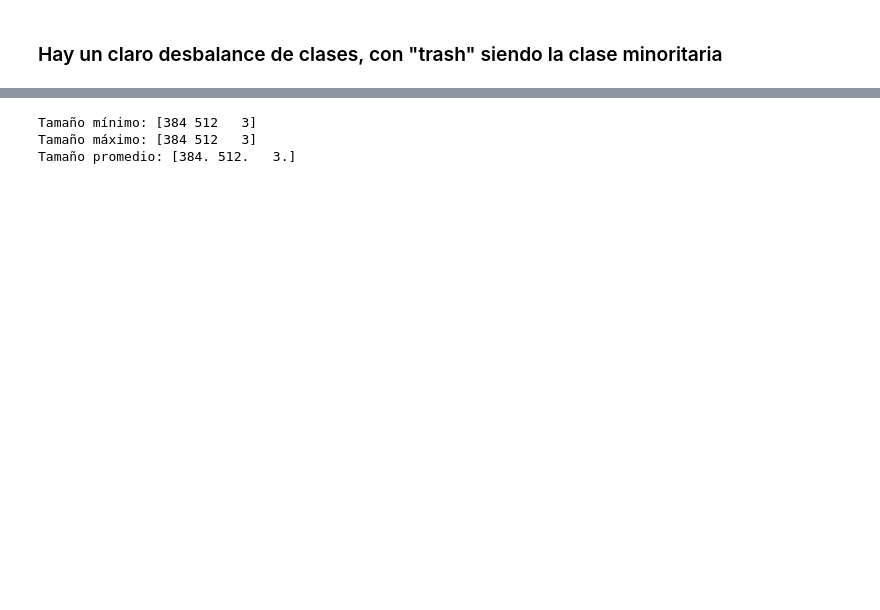
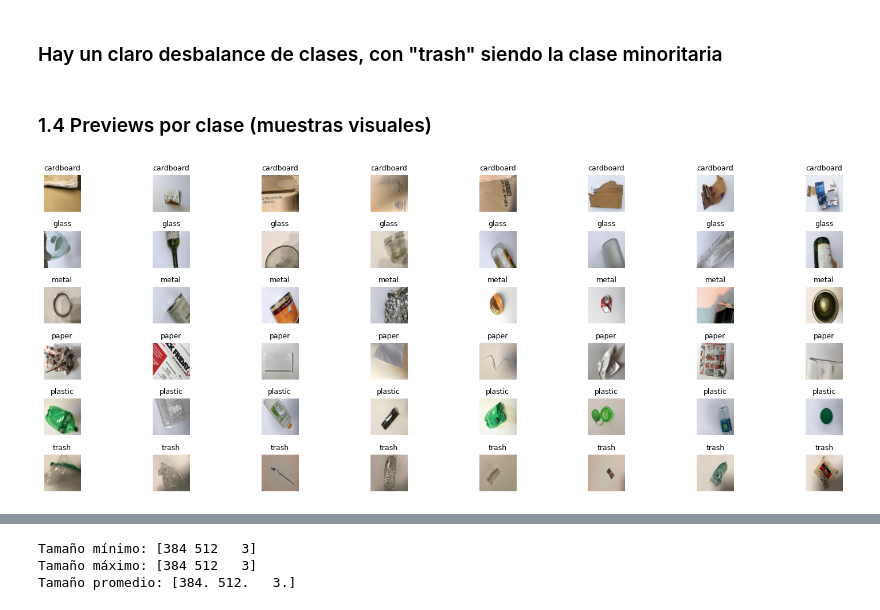
Before and after one commit to emiliano-ipa/CEIA-vpc2, a Jupyter notebook: vpc2-EDA-trashnet.ipynb, the cells around one changed output, grey strips where cells are left out. Cells and saved outputs as stored; diff of their text form; code cells hidden in the pictures; blank space fills up the shorter version.

```diff
--- a/vpc2-EDA-trashnet.ipynb
+++ b/vpc2-EDA-trashnet.ipynb
@@ -38,2 +127,17 @@ plt.show()
 # %% [markdown]
 ### Hay un claro desbalance de clases, con "trash" siendo la clase minoritaria
+# %% [markdown]
+### 1.4 Previews por clase (muestras visuales)
+# %%
+images, titles = [], []
+for cls in summary["class"]:
+    paths = df[df["class"]==cls]["path"].tolist()
+    sample = random.sample(paths, k=min(N_SAMPLES_PREVIEW, len(paths)))
+    for p in sample:
+        img = load_image(p, to_rgb=True).resize(IMG_SIZE_STATS)
+        images.append(img)
+        titles.append(cls)
+
+show_grid(images, titles, cols=8, figsize=(16, 6))
+# %% [output]
+[figure, added]
```
Also changed, not shown: parts of 24 cells of this notebook, 2 other files.
